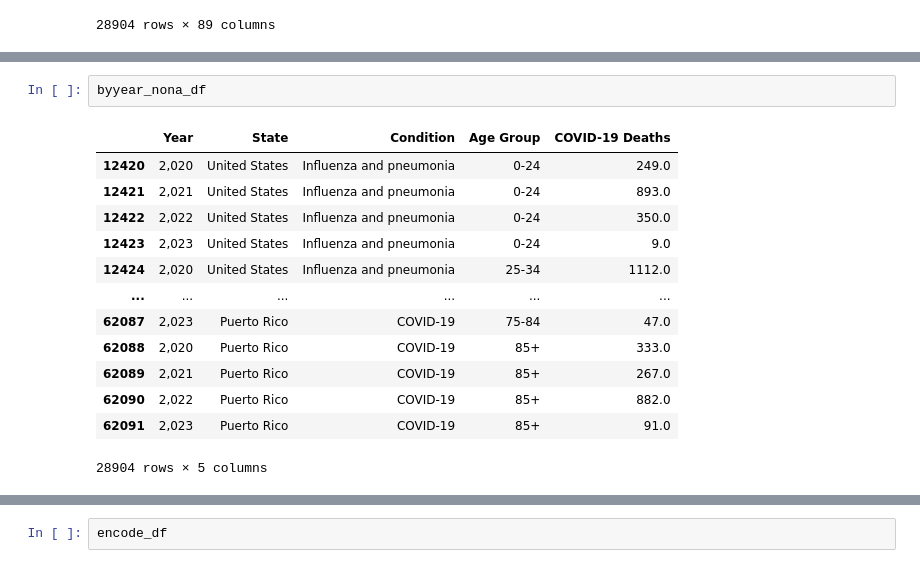
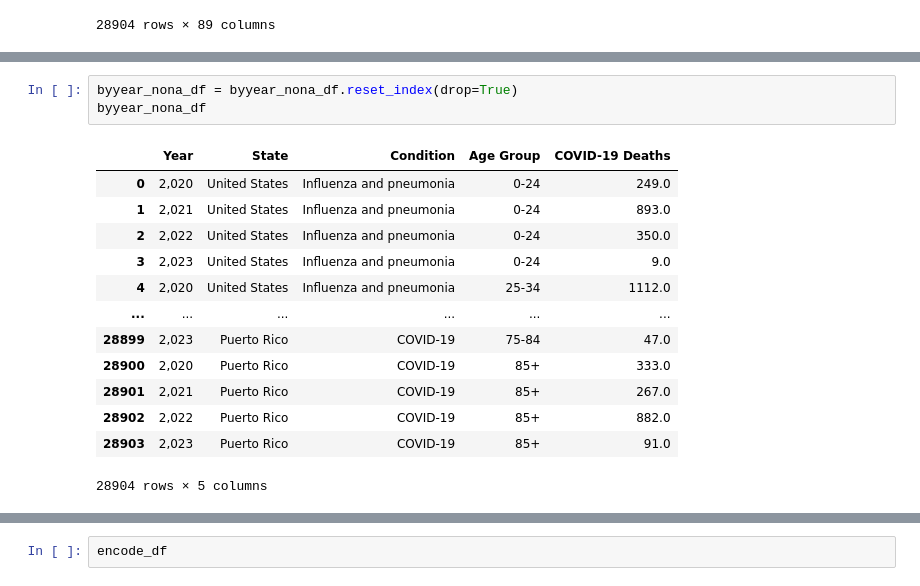
Before and after one commit to rvroomiii/group_hub, a Jupyter notebook: CDC_test-1.ipynb, the cells around one changed output, grey strips where cells are left out. Saved outputs shown, nothing was run; the diff lists cells and outputs as text.

```diff
--- a/CDC_test-1.ipynb
+++ b/CDC_test-1.ipynb
@@ -445,19 +373,20 @@ encode_df
-# %%
-byyear_nona_df
-# %% [output]
-|  | Year | State | Condition | Age Group | COVID-19 Deaths |
-| 12420 | 2,020 | United States | Influenza and pneumonia | 0-24 | 249.0 |
-| 12421 | 2,021 | United States | Influenza and pneumonia | 0-24 | 893.0 |
-| 12422 | 2,022 | United States | Influenza and pneumonia | 0-24 | 350.0 |
-| 12423 | 2,023 | United States | Influenza and pneumonia | 0-24 | 9.0 |
-| 12424 | 2,020 | United States | Influenza and pneumonia | 25-34 | 1112.0 |
-| ... | ... | ... | ... | ... | ... |
-| 62087 | 2,023 | Puerto Rico | COVID-19 | 75-84 | 47.0 |
-| 62088 | 2,020 | Puerto Rico | COVID-19 | 85+ | 333.0 |
-| 62089 | 2,021 | Puerto Rico | COVID-19 | 85+ | 267.0 |
-| 62090 | 2,022 | Puerto Rico | COVID-19 | 85+ | 882.0 |
-| 62091 | 2,023 | Puerto Rico | COVID-19 | 85+ | 91.0 |
-28904 rows × 5 columns
+# %%
+byyear_nona_df = byyear_nona_df.reset_index(drop=True)
+byyear_nona_df
+# %% [output]
+|  | Year | State | Condition | Age Group | COVID-19 Deaths |
+| 0 | 2,020 | United States | Influenza and pneumonia | 0-24 | 249.0 |
+| 1 | 2,021 | United States | Influenza and pneumonia | 0-24 | 893.0 |
+| 2 | 2,022 | United States | Influenza and pneumonia | 0-24 | 350.0 |
+| 3 | 2,023 | United States | Influenza and pneumonia | 0-24 | 9.0 |
+| 4 | 2,020 | United States | Influenza and pneumonia | 25-34 | 1112.0 |
+| ... | ... | ... | ... | ... | ... |
+| 28899 | 2,023 | Puerto Rico | COVID-19 | 75-84 | 47.0 |
+| 28900 | 2,020 | Puerto Rico | COVID-19 | 85+ | 333.0 |
+| 28901 | 2,021 | Puerto Rico | COVID-19 | 85+ | 267.0 |
+| 28902 | 2,022 | Puerto Rico | COVID-19 | 85+ | 882.0 |
+| 28903 | 2,023 | Puerto Rico | COVID-19 | 85+ | 91.0 |
+28904 rows × 5 columns
 # %%
 # # Create a OneHotEncoder instance
 # enc = OneHotEncoder(sparse=False)
```
Also changed, not shown: parts of 16 cells of this notebook.
